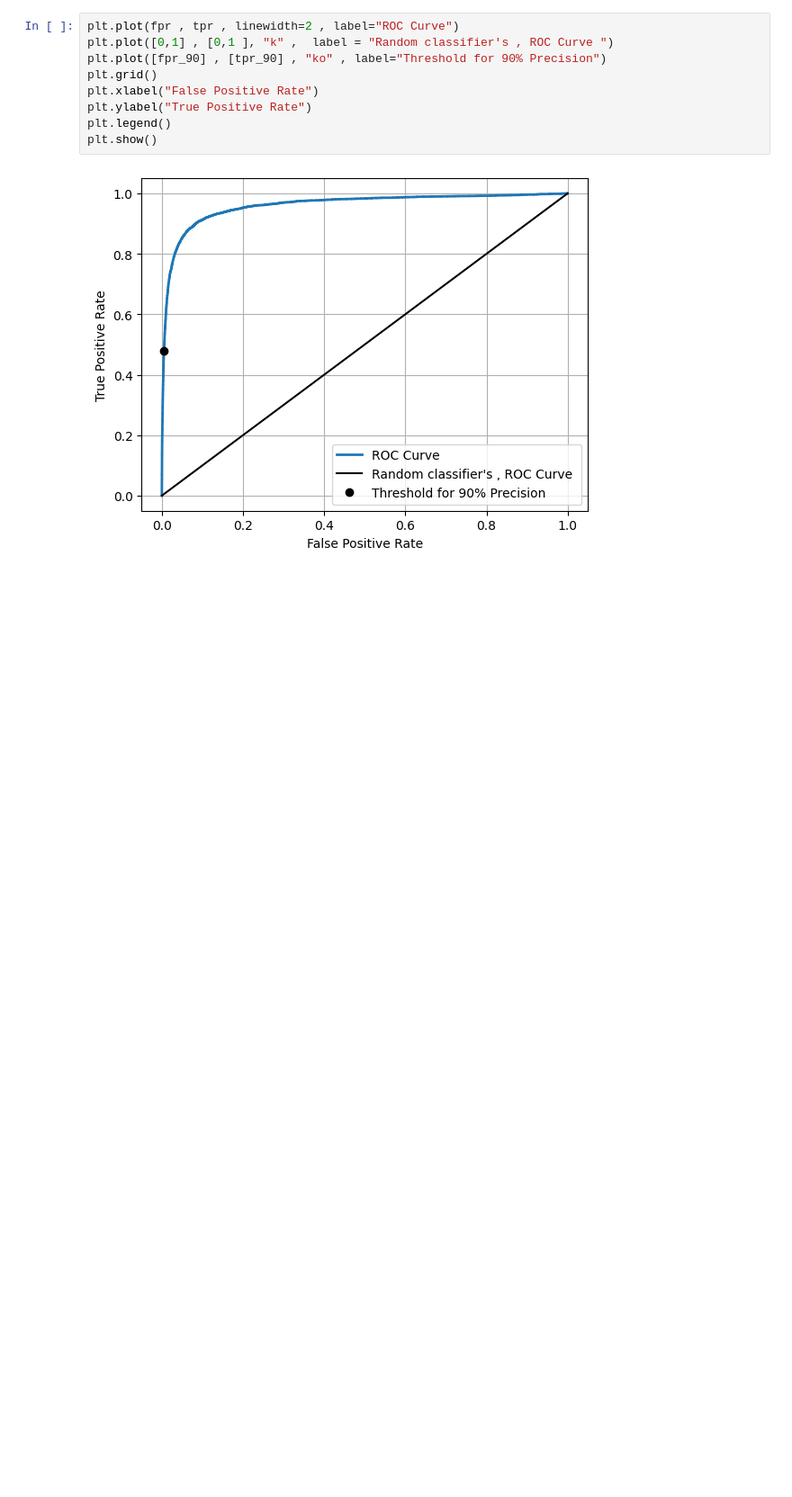
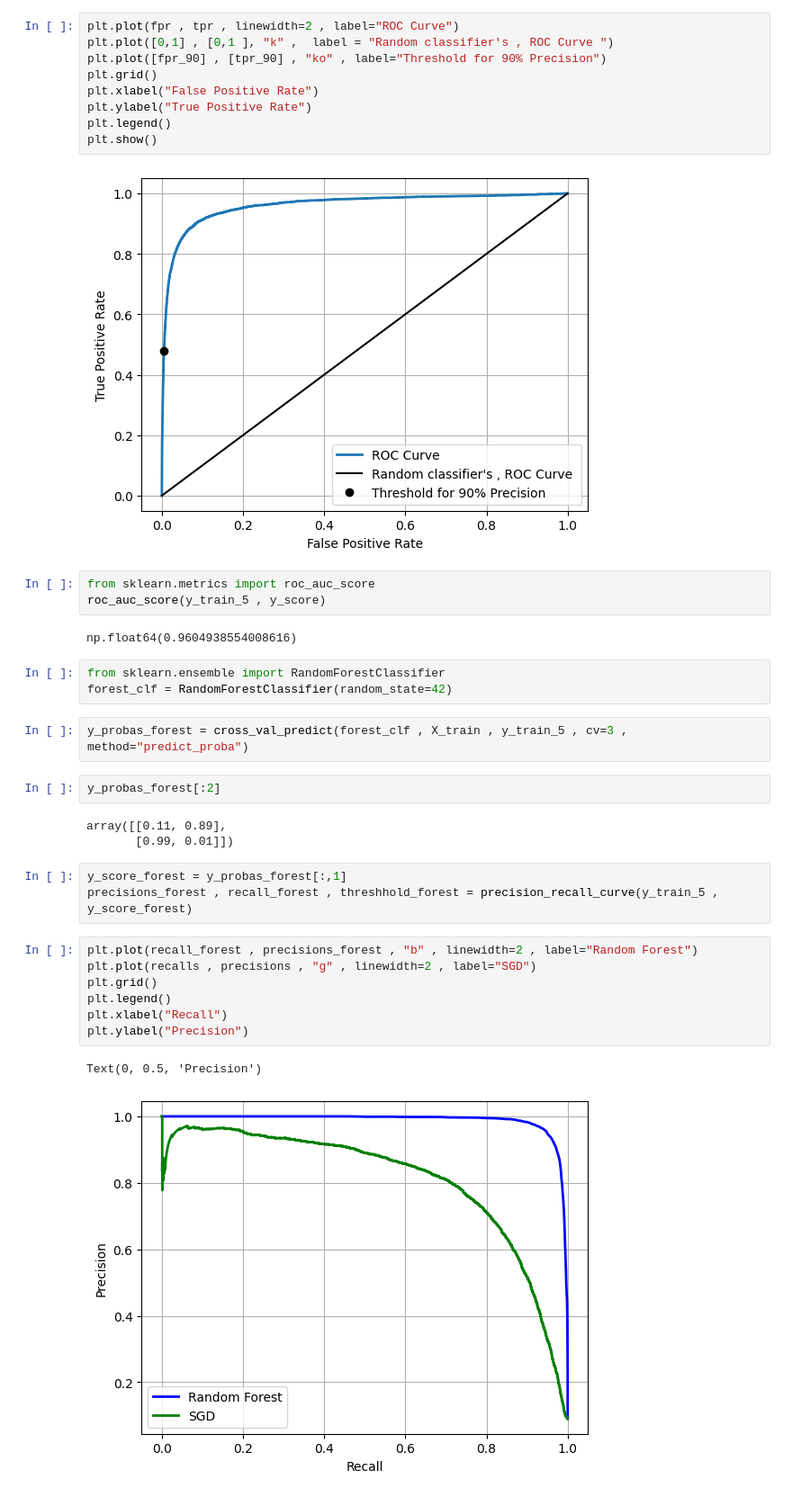
Before and after one commit to Rehanabbaxi/Machine_Learning_Practice, a Jupyter notebook: Chapetr_03_Classification_Practice.ipynb, the cells around one changed output. Shown at 90% size. Cells and saved outputs as stored; diff of their text form; blank space fills up the shorter version.

```diff
--- a/Chapetr_03_Classification_Practice.ipynb
+++ b/Chapetr_03_Classification_Practice.ipynb
@@ -147,3 +147,31 @@ plt.legend()
 plt.show()
 # %% [output]
 [figure]
+# %%
+from sklearn.metrics import roc_auc_score
+roc_auc_score(y_train_5 , y_score)
+# %% [output]
+np.float64(0.9604938554008616)
+# %%
+from sklearn.ensemble import RandomForestClassifier
+forest_clf = RandomForestClassifier(random_state=42)
+# %%
+y_probas_forest = cross_val_predict(forest_clf , X_train , y_train_5 , cv=3 , method="predict_proba")
+# %%
+y_probas_forest[:2]
+# %% [output]
+array([[0.11, 0.89],
+       [0.99, 0.01]])
+# %%
+y_score_forest = y_probas_forest[:,1]
+precisions_forest , recall_forest , threshhold_forest = precision_recall_curve(y_train_5 , y_score_forest)
+# %%
+plt.plot(recall_forest , precisions_forest , "b" , linewidth=2 , label="Random Forest")
+plt.plot(recalls , precisions , "g" , linewidth=2 , label="SGD")
+plt.grid()
+plt.legend()
+plt.xlabel("Recall")
+plt.ylabel("Precision")
+# %% [output]
+Text(0, 0.5, 'Precision')
+[figure, added]
```
Also changed, not shown: parts of 2 cells of this notebook.
